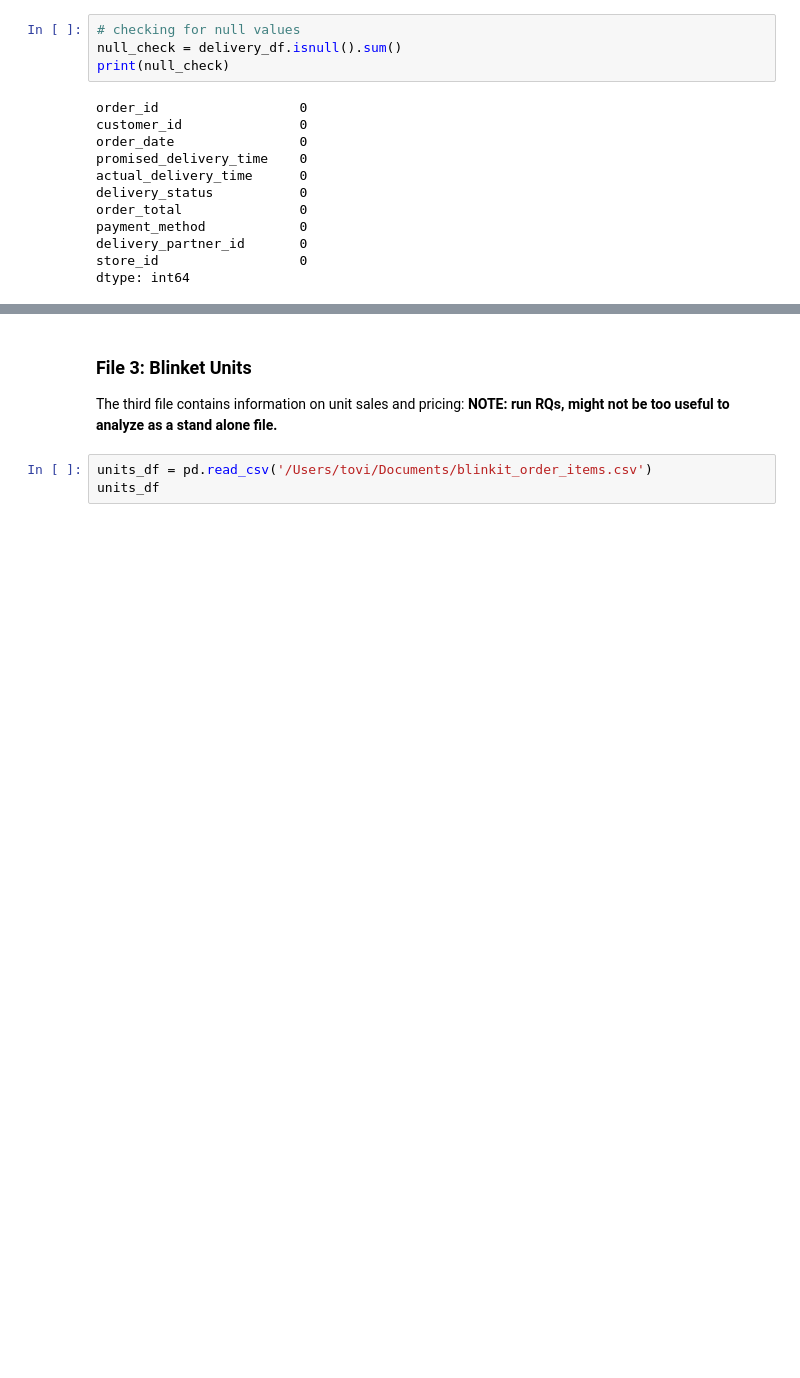
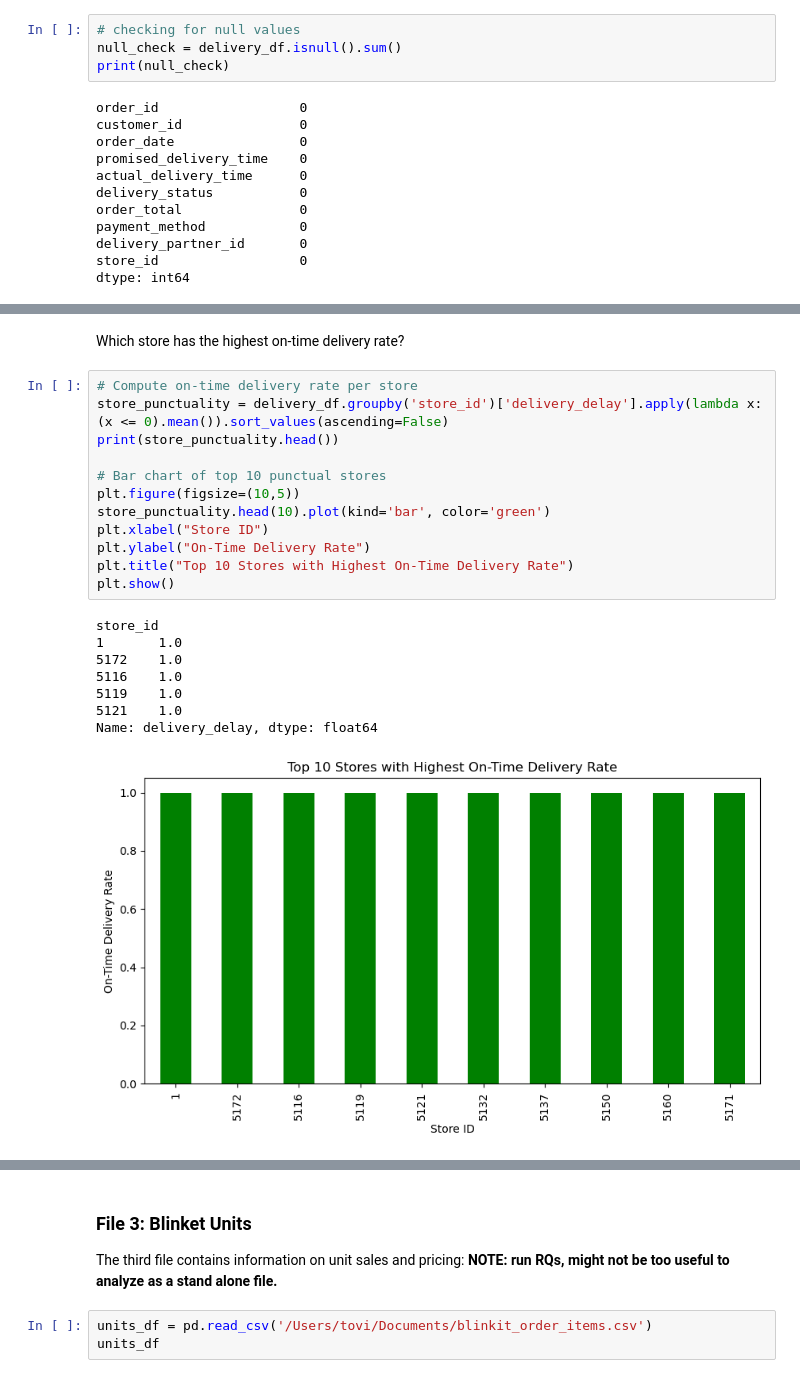
Before and after one commit to toviyahw/blinkit-sales-analysis, a Jupyter notebook: Project-Plan.ipynb, the cells around one changed output, grey strips where cells are left out. Cells and saved outputs as stored; diff of their text form; blank space fills up the shorter version.

```diff
--- a/Project-Plan.ipynb
+++ b/Project-Plan.ipynb
@@ -327,0 +383,23 @@ dtype: int64
+# %% [markdown]
+Which store has the highest on-time delivery rate?
+# %%
+# Compute on-time delivery rate per store
+store_punctuality = delivery_df.groupby('store_id')['delivery_delay'].apply(lambda x: (x <= 0).mean()).sort_values(ascending=False)
+print(store_punctuality.head())
+
+# Bar chart of top 10 punctual stores
+plt.figure(figsize=(10,5))
+store_punctuality.head(10).plot(kind='bar', color='green')
+plt.xlabel("Store ID")
+plt.ylabel("On-Time Delivery Rate")
+plt.title("Top 10 Stores with Highest On-Time Delivery Rate")
+plt.show()
+# %% [output]
+store_id
+1       1.0
+5172    1.0
+5116    1.0
+5119    1.0
+5121    1.0
+Name: delivery_delay, dtype: float64
+[figure, added]
```
Also changed, not shown: parts of 26 cells of this notebook.
